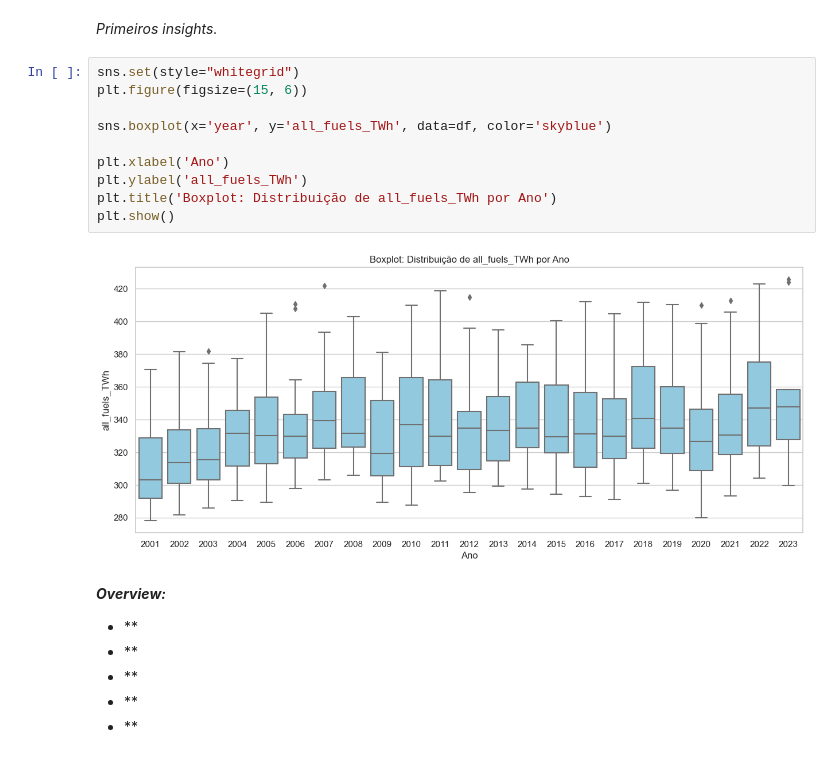
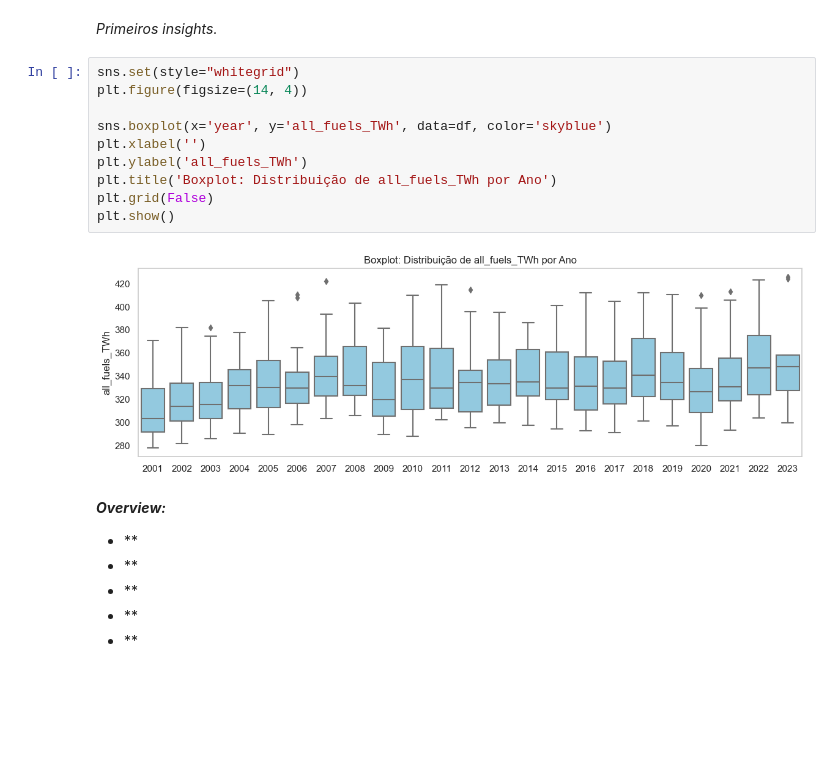
Before and after one commit to thiagonazario/Project_EnergyGeneration_USA, a Jupyter notebook: Project_EnergyGeneration_USA.ipynb, the cells around one changed output. Saved outputs shown, nothing was run; the diff lists cells and outputs as text; blank space fills up the shorter version.

```diff
--- a/Project_EnergyGeneration_USA.ipynb
+++ b/Project_EnergyGeneration_USA.ipynb
@@ -276,16 +276,16 @@ df['year'] = df['date'].dt.year
 *Primeiros insights.*
 # %%
 sns.set(style="whitegrid")
-plt.figure(figsize=(15, 6))
+plt.figure(figsize=(14, 4))
 
 sns.boxplot(x='year', y='all_fuels_TWh', data=df, color='skyblue')
-
-plt.xlabel('Ano')
+plt.xlabel('')
 plt.ylabel('all_fuels_TWh')
 plt.title('Boxplot: Distribuição de all_fuels_TWh por Ano')
+plt.grid(False)
 plt.show()
 # %% [output]
-[figure, old version]
+[figure, new version]
 # %% [markdown]
 ***Overview:***
 - **
```
Also changed, not shown: parts of 16 cells of this notebook.
